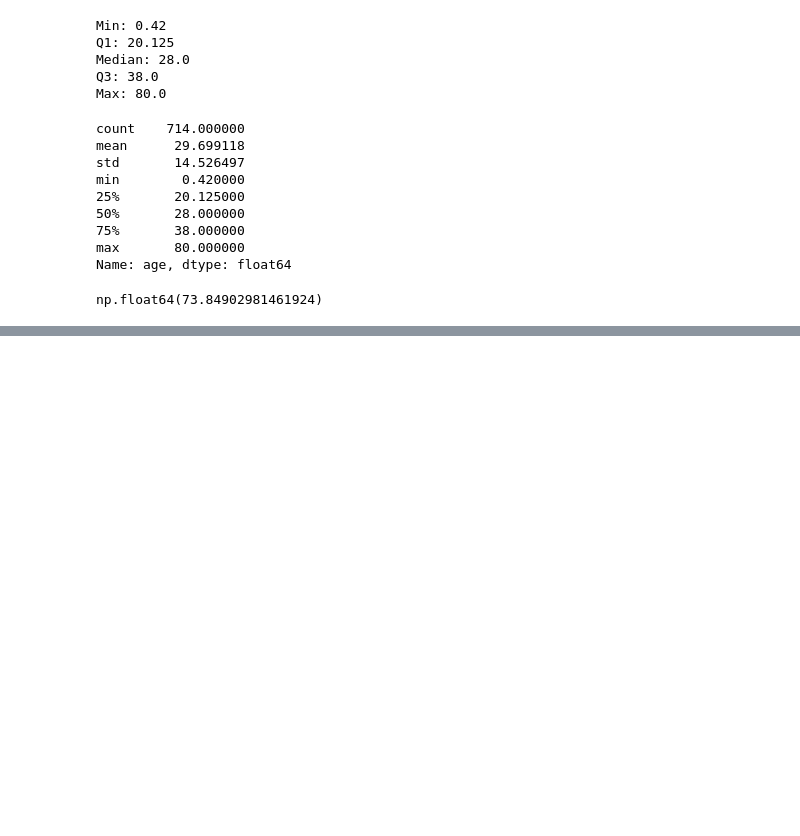
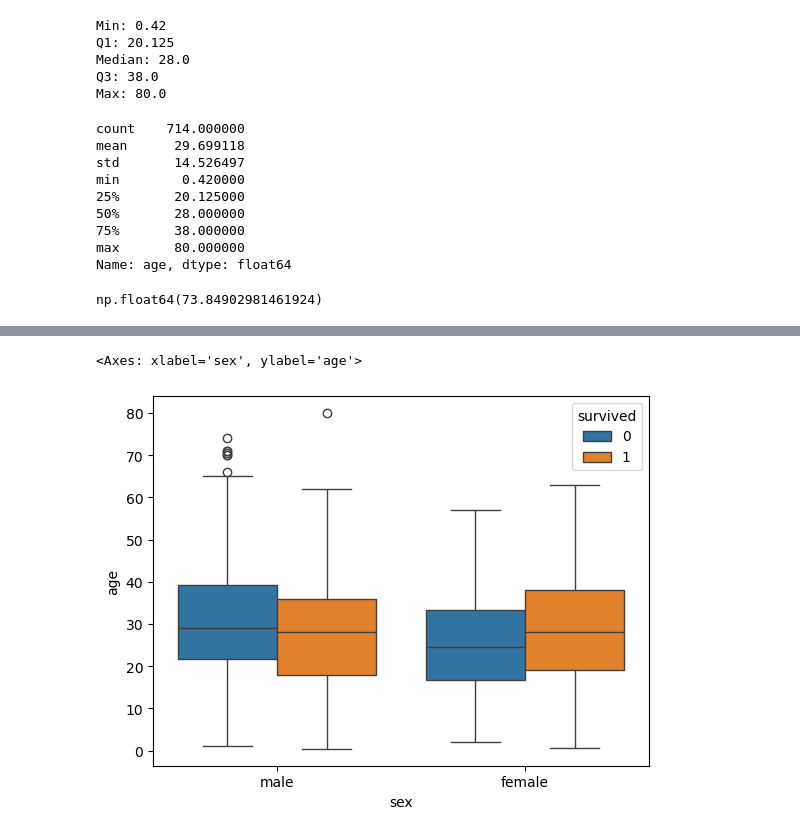
Before and after one commit to s-a-n-d-ip/Statistics-, a Jupyter notebook: Descriptive_Stats_Day1.ipynb, the cells around one changed output, grey strips where cells are left out. Drawn from its saved outputs; the diff is of its cells as text; code cells hidden in the pictures; blank space fills up the shorter version.

```diff
--- a/Descriptive_Stats_Day1.ipynb
+++ b/Descriptive_Stats_Day1.ipynb
@@ -119,0 +144,6 @@ np.float64(73.84902981461924)
+# %%
+# Female survivors tend to be slightly older than female non-survivors and for male there is not as such difference but in male younger people are more likely to survive than younger women
+sns.boxplot(data=df,x='sex',y='age',hue='survived')
+# %% [output]
+<Axes: xlabel='sex', ylabel='age'>
+[figure, added]
```
Also changed, not shown: parts of 3 cells of this notebook.
